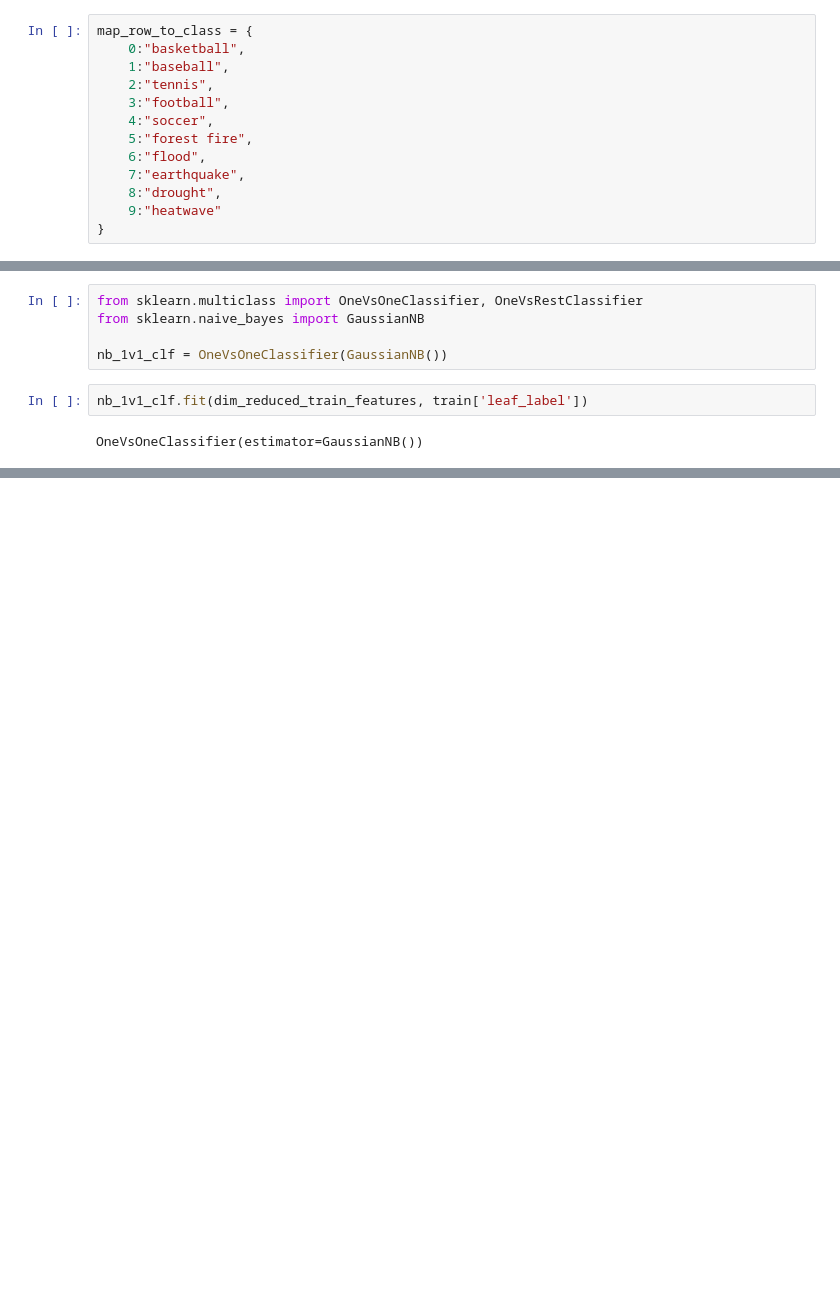
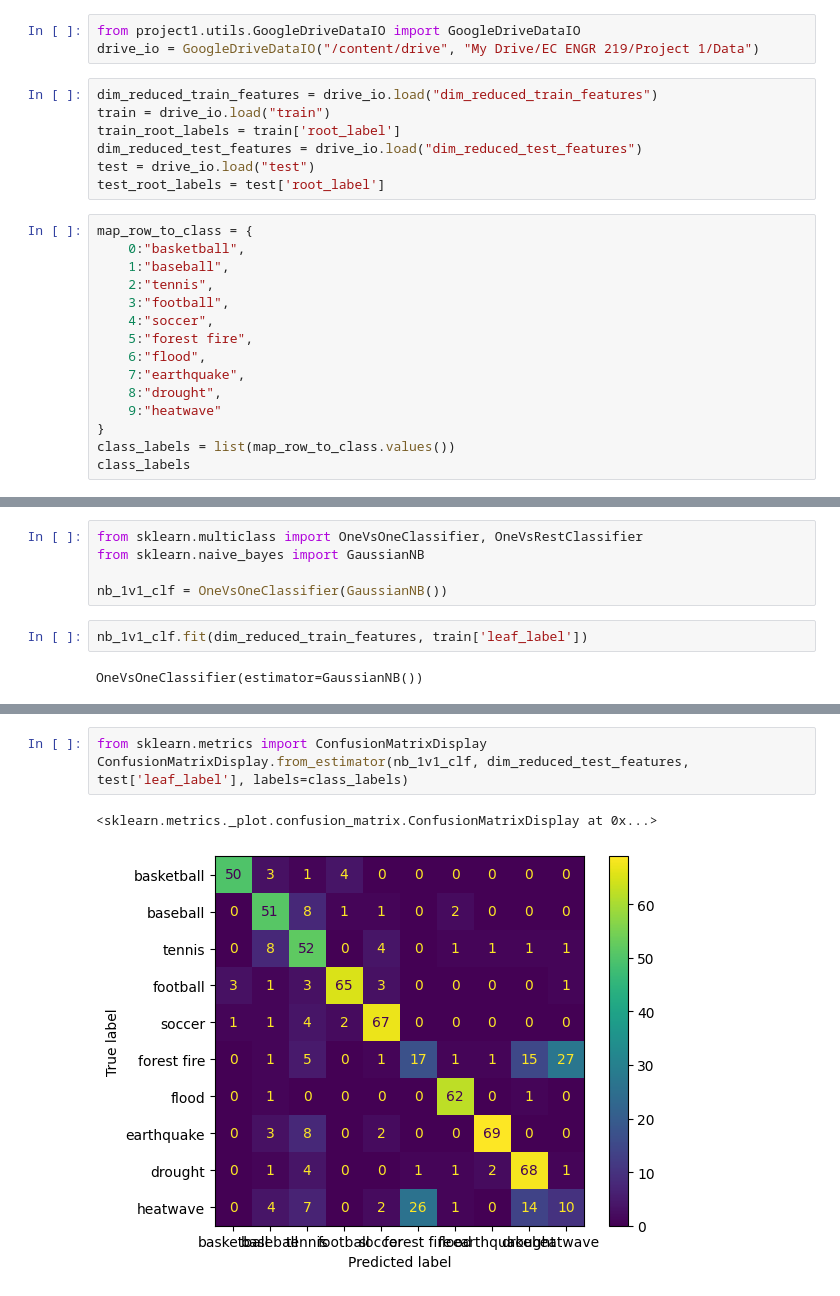
Before and after one commit to papaymaguire/ece219-project1, a Jupyter notebook: project1/notebooks/question09.ipynb, the cells around one changed output, grey strips where cells are left out. Cells and saved outputs as stored; diff of their text form; blank space fills up the shorter version.

```diff
--- a/project1/notebooks/question09.ipynb
+++ b/project1/notebooks/question09.ipynb
@@ -18,3 +33,13 @@ test: pd.DataFrame = defs.load_asset_value("test")
+# %%
+from project1.utils.GoogleDriveDataIO import GoogleDriveDataIO
+drive_io = GoogleDriveDataIO("/content/drive", "My Drive/EC ENGR 219/Project 1/Data")
+# %%
+dim_reduced_train_features = drive_io.load("dim_reduced_train_features")
+train = drive_io.load("train")
+train_root_labels = train['root_label']
+dim_reduced_test_features = drive_io.load("dim_reduced_test_features")
+test = drive_io.load("test")
+test_root_labels = test['root_label']
 # %%
 map_row_to_class = {
     0:"basketball",
@@ -28,3 +53,5 @@ map_row_to_class = {
     8:"drought",
     9:"heatwave"
 }
+class_labels = list(map_row_to_class.values())
+class_labels
@@ -60,0 +104,6 @@ ValueError: Target is multiclass but average='binary'. Please choose another ave
+# %%
+from sklearn.metrics import ConfusionMatrixDisplay
+ConfusionMatrixDisplay.from_estimator(nb_1v1_clf, dim_reduced_test_features, test['leaf_label'], labels=class_labels)
+# %% [output]
+<sklearn.metrics._plot.confusion_matrix.ConfusionMatrixDisplay at 0x...>
+[figure, added]
```
Also changed, not shown: parts of 27 cells of this notebook.
